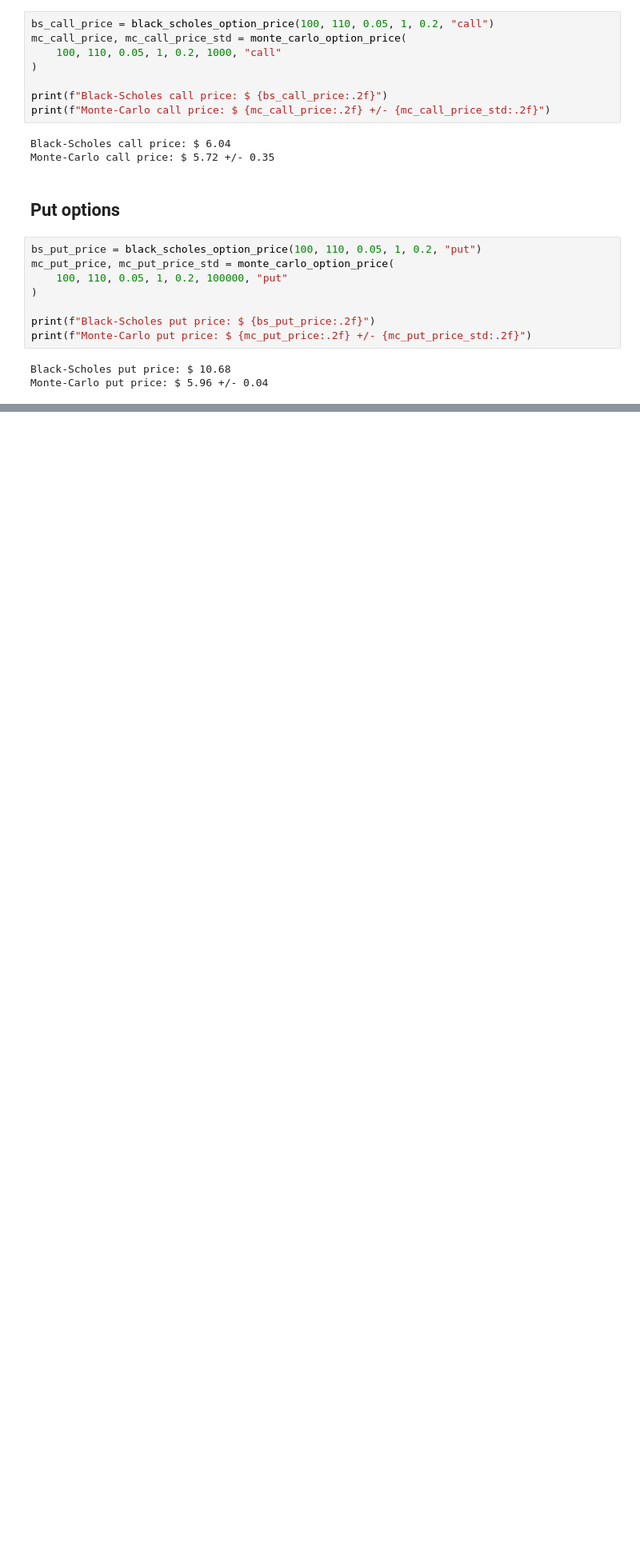
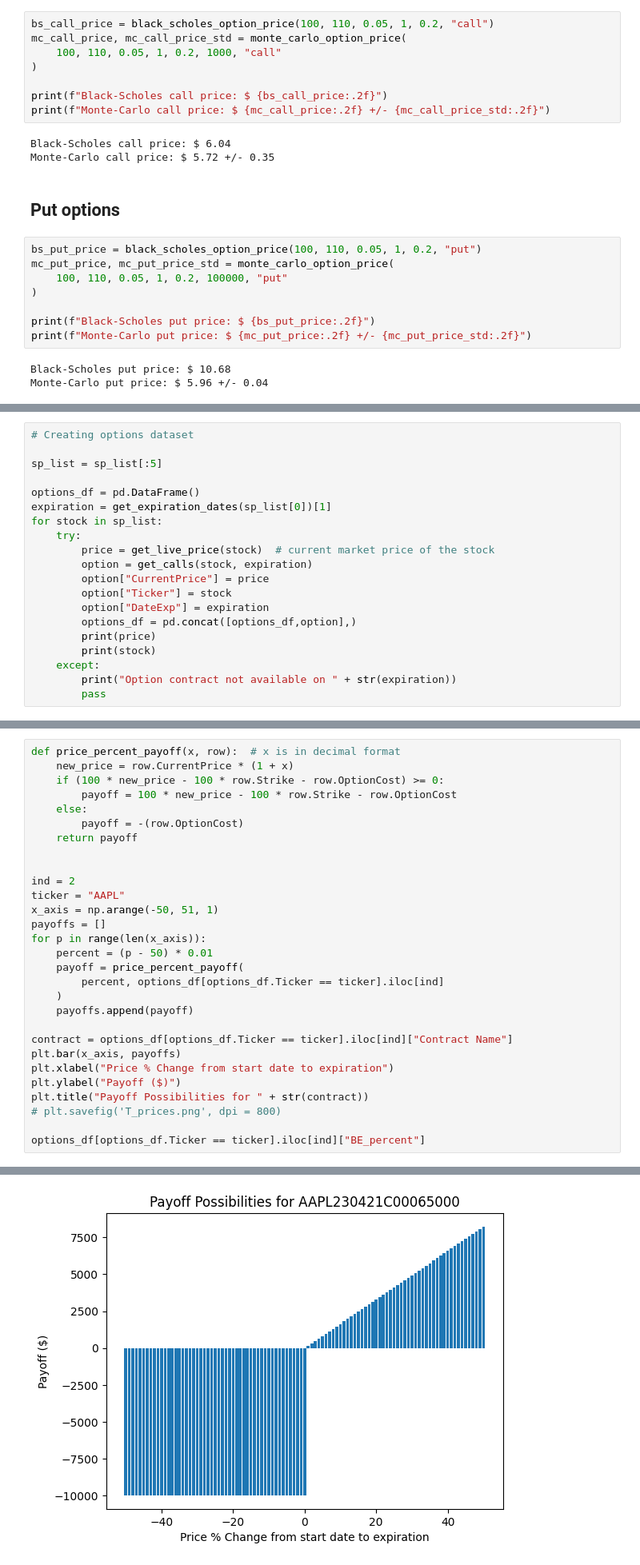
Before and after one commit to BaptisteZloch/Derivatives-journey-pricing-and-understanding, a Jupyter notebook: src/04_Option_pricing.ipynb, the cells around one changed output, grey strips where cells are left out. Shown: that part at 80% size. Drawn from its saved outputs; the diff is of its cells as text; blank space fills up the shorter version.

Commit message:
added option pricing features

```diff
--- a/src/04_Option_pricing.ipynb
+++ b/src/04_Option_pricing.ipynb
@@ -111,0 +245,20 @@ Monte-Carlo put price: $ 5.96 +/- 0.04
+# %%
+# Creating options dataset
+
+sp_list = sp_list[:5]
+
+options_df = pd.DataFrame()
+expiration = get_expiration_dates(sp_list[0])[1]
+for stock in sp_list:
+    try:
+        price = get_live_price(stock)  # current market price of the stock
+        option = get_calls(stock, expiration)
+        option["CurrentPrice"] = price
+        option["Ticker"] = stock
+        option["DateExp"] = expiration
+        options_df = pd.concat([options_df,option],)
+        print(price)
+        print(stock)
+    except:
+        print("Option contract not available on " + str(expiration))
+        pass
@@ -111,0 +317,30 @@ Monte-Carlo put price: $ 5.96 +/- 0.04
+# %%
+def price_percent_payoff(x, row):  # x is in decimal format
+    new_price = row.CurrentPrice * (1 + x)
+    if (100 * new_price - 100 * row.Strike - row.OptionCost) >= 0:
+        payoff = 100 * new_price - 100 * row.Strike - row.OptionCost
+    else:
+        payoff = -(row.OptionCost)
+    return payoff
+
+
+ind = 2
+ticker = "AAPL"
+x_axis = np.arange(-50, 51, 1)
+payoffs = []
+for p in range(len(x_axis)):
+    percent = (p - 50) * 0.01
+    payoff = price_percent_payoff(
+        percent, options_df[options_df.Ticker == ticker].iloc[ind]
+    )
+    payoffs.append(payoff)
+
+contract = options_df[options_df.Ticker == ticker].iloc[ind]["Contract Name"]
+plt.bar(x_axis, payoffs)
+plt.xlabel("Price % Change from start date to expiration")
+plt.ylabel("Payoff ($)")
+plt.title("Payoff Possibilities for " + str(contract))
+# plt.savefig('T_prices.png', dpi = 800)
+
+options_df[options_df.Ticker == ticker].iloc[ind]["BE_percent"]
+# %% [output]
@@ -111,0 +348 @@ Monte-Carlo put price: $ 5.96 +/- 0.04
+[figure, added]
```
Also changed, not shown: parts of 22 cells of this notebook, 3 other files.
